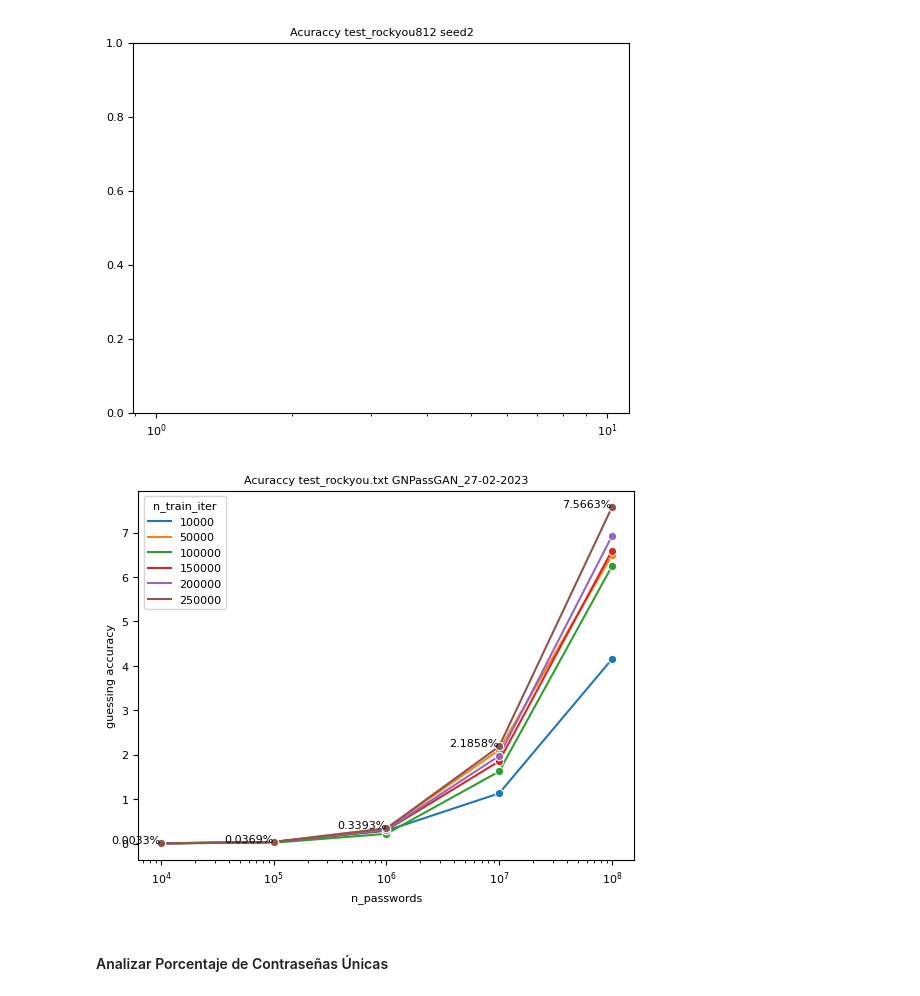
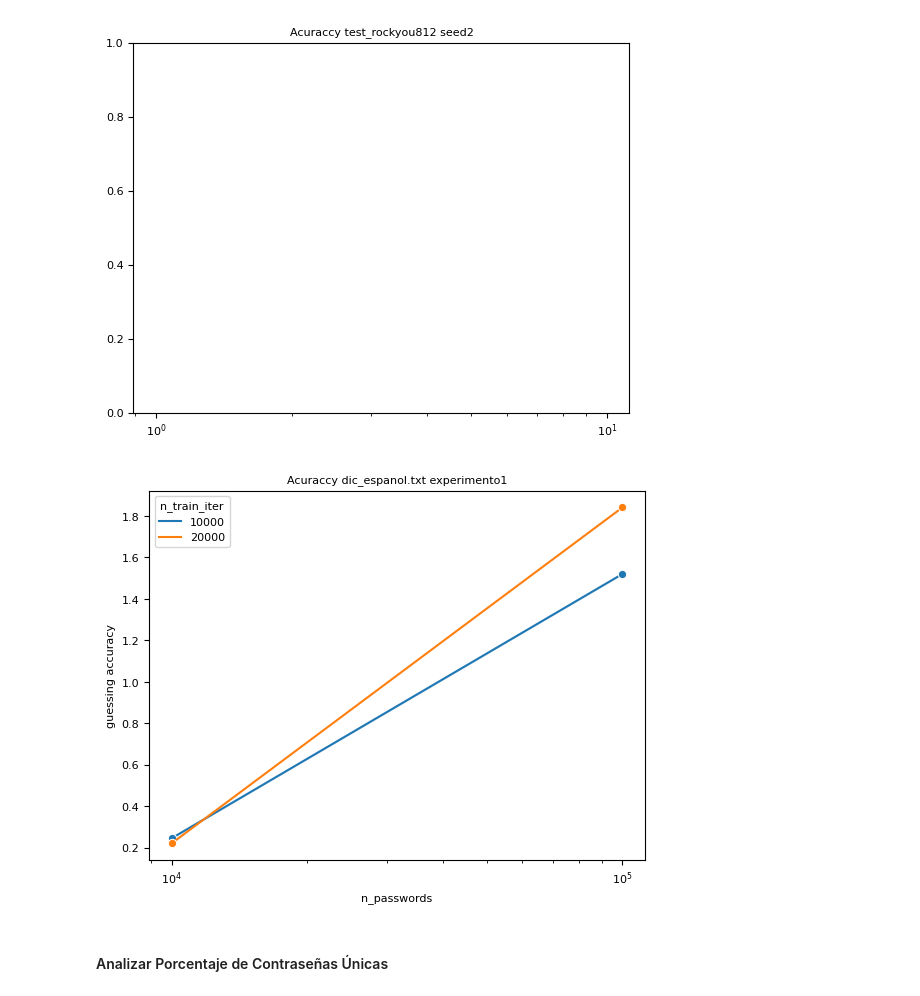
Before and after one commit to Alexrgg/spanish-words-generator, a Jupyter notebook: read_logs.ipynb, the cells around one changed output. Saved outputs shown, nothing was run; the diff lists cells and outputs as text; code cells hidden in the pictures.

```diff
--- a/read_logs.ipynb
+++ b/read_logs.ipynb
@@ -1,9 +3,9 @@
 # %%
 import pickle
 
-output_dir2='./output_externo/PassGAN_27-02-2023/'
-output_dir='./output_externo/GNPassGAN_27-02-2023/'
-output_orig_dir='./output/GNPassGAN_orig/' #output original del modelo preentrenado
+output_dir2='./output/experimento1/'
+output_dir='./output/experimento1/'
+output_orig_dir='./output/experimento1/' #output original del modelo preentrenado
 #output_orig_dir='./output_externo/PassGAN_27-02-2023/'
 #output_dir='./output_externo/GNPassGAN_27-02-2023/' #output original del modelo preentrenado
 
@@ -185,7 +186,7 @@ plot_js(df2_filter,global_titel="Evolución de la Divergencia de Jensen-Shannon
 import pandas as pd
 
 #model_trained_dir='./output_externo/GNPassGAN_27-02-2023'
-model_trained_dir='./output_externo/GNPassGAN_27-02-2023'
+model_trained_dir='./output/experimento1'
 #model_trained_dir='./output_externo/PassGAN_27-02-2023'
 #model_trained_dir='./output/GNPassGAN_orig'
 
@@ -253,5 +249,6 @@ def plot_accuracy(df_accuracy,title,logy=False):
 # %%
 model_name=model_trained_dir.split('/')[-1]
 title=f'Acuraccy test_rockyou.txt {model_name}'
+df_accuracy['seed']=''
 plot_accuracy(df_accuracy[df_accuracy['seed']==''],title,logy=True)
 # %% [output]
@@ -268,10 +265,10 @@ plot_accuracy(df_accuracy[df_accuracy['seed']=='seed2'],title)
 [figure]
 # %%
 model_name=model_trained_dir.split('/')[-1]
-title=f'Acuraccy test_rockyou.txt {model_name}'
+title=f'Acuraccy dic_espanol.txt {model_name}'
 plot_accuracy(df_accuracy[df_accuracy['seed']==''],title)
 # %% [output]
-[figure, old version]
+[figure, new version]
 # %% [markdown]
 #### Analizar Porcentaje de Contraseñas Únicas
 # %% [markdown]
```
Also changed, not shown: parts of 14 cells of this notebook, 2 other files.
